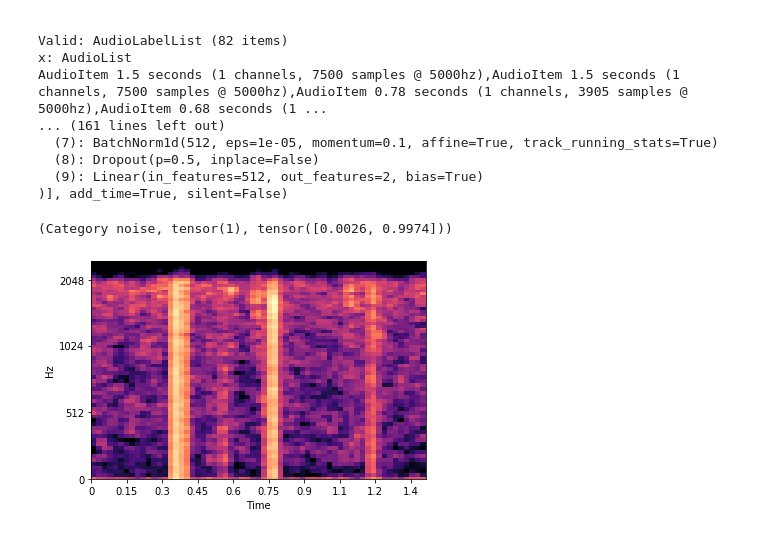
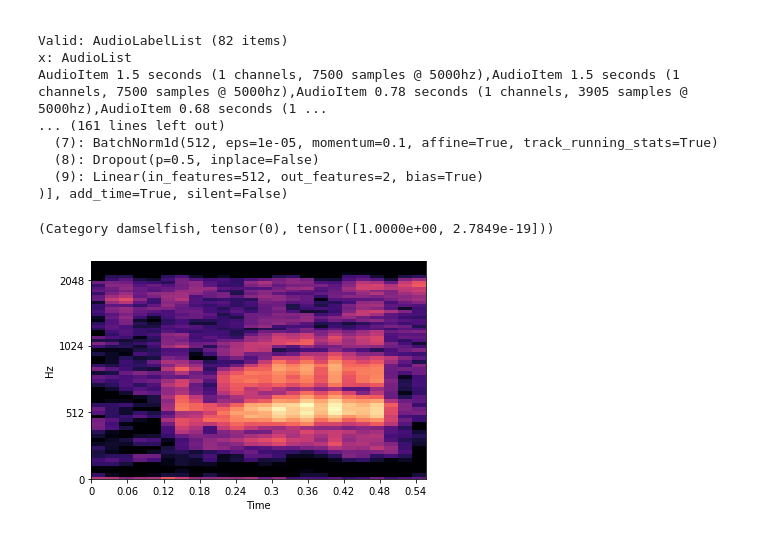
Before and after one commit to whoahbot/sonumator, a Jupyter notebook: notebook.ipynb, the cells around one changed output. Saved outputs shown, nothing was run; the diff lists cells and outputs as text; code cells hidden in the pictures.

```diff
--- a/notebook.ipynb
+++ b/notebook.ipynb
@@ -174,22 +171,21 @@ AudioItem 1.5 seconds (1 channels, 7500 samples @ 5000hz),AudioItem 1.5 seconds
   (9): Linear(in_features=512, out_features=2, bias=True)
 )], add_time=True, silent=False)
 # %%
-newsample_path = "newnoise.wav"
+newsample_path = "damnew2.wav"
 y, sr = librosa.load(
     newsample_path,
     offset=0,
 )
 
 sg = librosa.feature.melspectrogram(y, sr=sr,  n_fft=2048, hop_length=512, power=2.0, n_mels=64, fmin=0.0, fmax=2500)
 sg0 = librosa.stft(y)
 sg_mag, sg_phase = librosa.magphase(sg0)
 db_spec = librosa.amplitude_to_db(sg, ref=np.min, top_db=60.0)
 librosa.display.specshow(db_spec, y_axis='mel', fmax=2500, x_axis='time')
 
 item = AudioItem(path=newsample_path)
-al = AudioList([item], path=item.path, config=learn.data.x.config)
-ai = AudioList.open(al, item.path)
-learn.predict(ai)
+
+audio_predict(learn, item)
 # %% [output]
-(Category noise, tensor(1), tensor([0.0026, 0.9974]))
+(Category damselfish, tensor(0), tensor([1.0000e+00, 2.7849e-19]))
-[figure, old version]
+[figure, new version]
```
Also changed, not shown: parts of 10 cells of this notebook.
